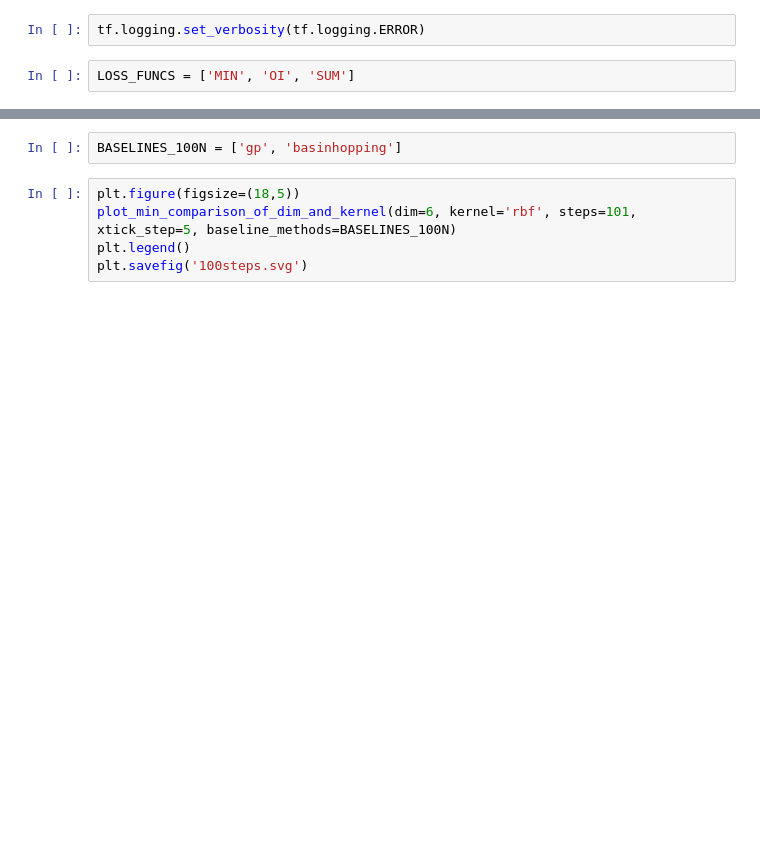
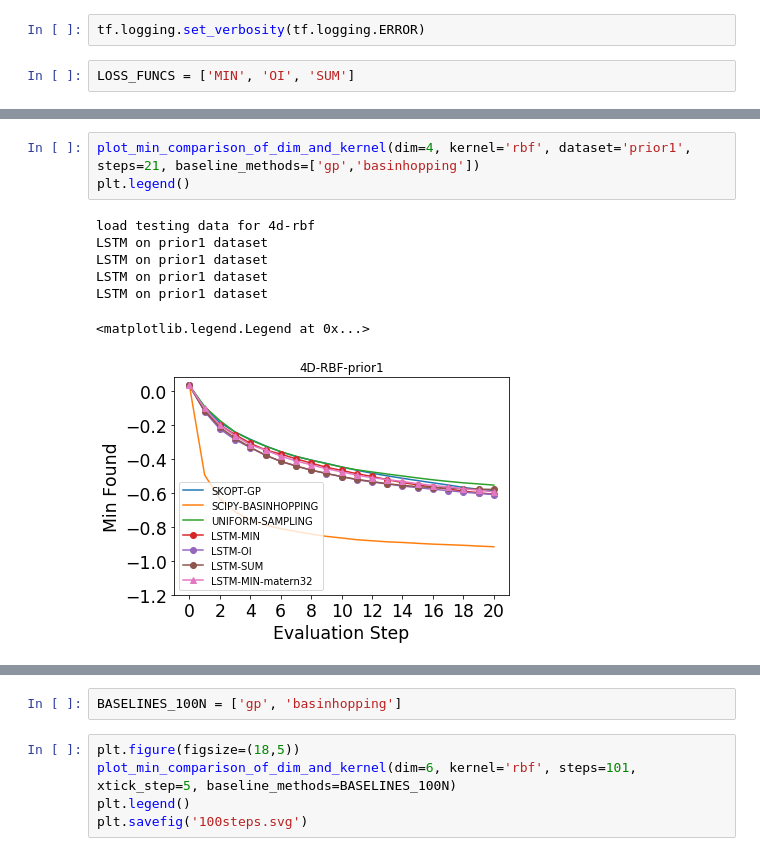
Before and after one commit to p16i/blackbox-optimization-using-rnns, a Jupyter notebook: compare-minimum-value-on-test-data.ipynb, the cells around one changed output, grey strips where cells are left out. Drawn from its saved outputs; the diff is of its cells as text; blank space fills up the shorter version.

```diff
--- a/compare-minimum-value-on-test-data.ipynb
+++ b/compare-minimum-value-on-test-data.ipynb
@@ -220,0 +204,11 @@ plot_for_poster(kernel="matern32")
+# %%
+plot_min_comparison_of_dim_and_kernel(dim=4, kernel='rbf', dataset='prior1', steps=21, baseline_methods=['gp','basinhopping'])
+plt.legend()
+# %% [output]
+load testing data for 4d-rbf
+LSTM on prior1 dataset
+LSTM on prior1 dataset
+LSTM on prior1 dataset
+LSTM on prior1 dataset
+<matplotlib.legend.Legend at 0x...>
+[figure, added]
```
Also changed, not shown: parts of 33 cells of this notebook.
